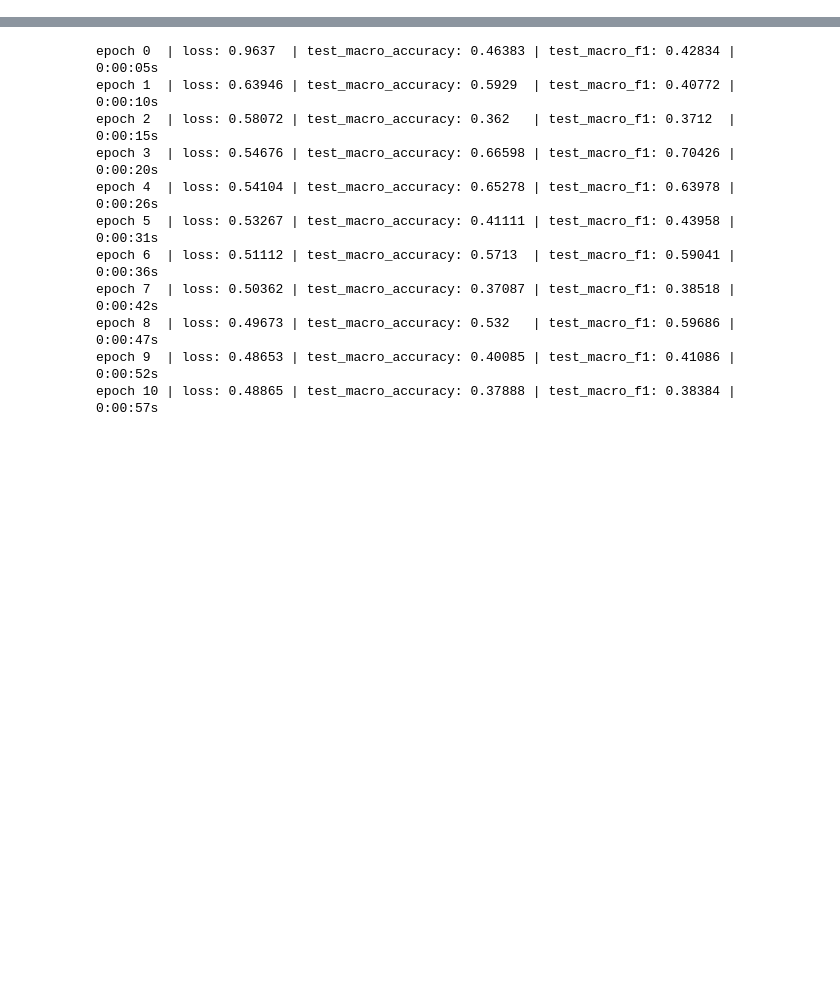
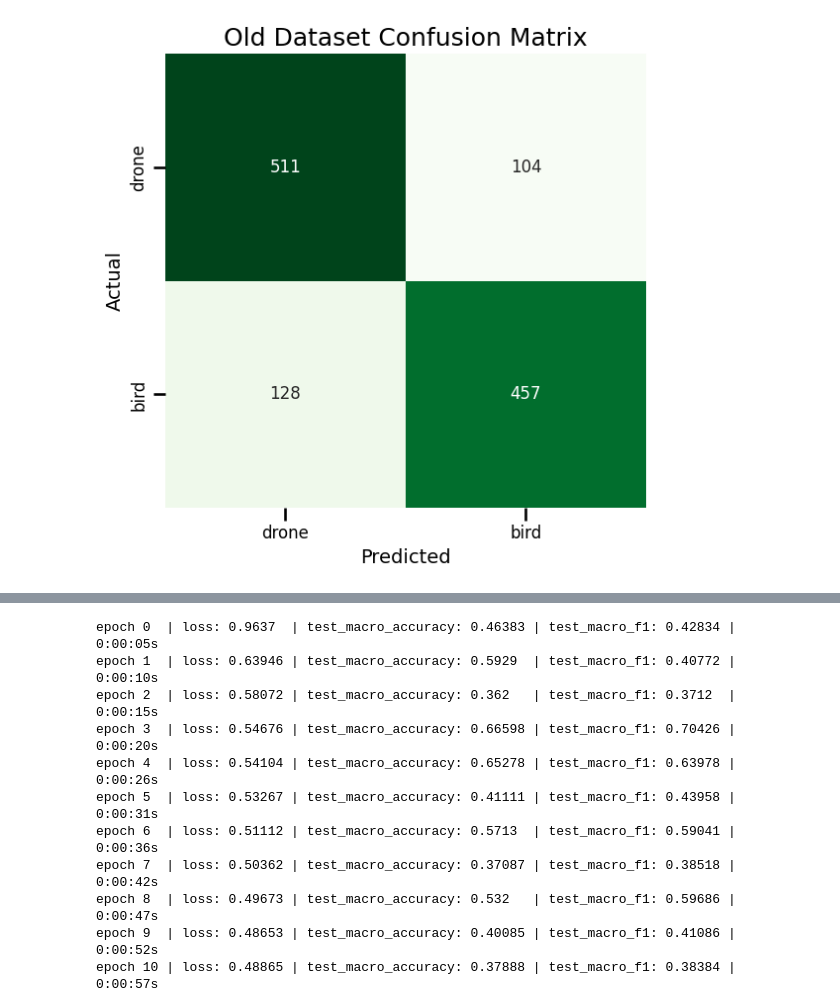
Before and after one commit to ballakrisz/HAML-DDoS, a Jupyter notebook: src/visualization/visualize_features_tmp.ipynb, the cells around one changed output, grey strips where cells are left out. Saved outputs shown, nothing was run; the diff lists cells and outputs as text; code cells hidden in the pictures; blank space fills up the shorter version.

```diff
--- a/src/visualization/visualize_features_tmp.ipynb
+++ b/src/visualization/visualize_features_tmp.ipynb
@@ -22,0 +54,91 @@ from sklearn.preprocessing import MinMaxScaler
+# %%
+# Confusion matrices
+cm1 = np.array([[511, 104],
+                [128, 457]])
+
+cm2 = np.array([[412, 63],
+                [79, 427]])
+
+def get_metrics(cm):
+    TN, FP = cm[0]
+    FN, TP = cm[1]
+    acc = (TP + TN) / cm.sum()
+    prec = TP / (TP + FP)
+    rec = TP / (TP + FN)
+    f1 = 2 * (prec * rec) / (prec + rec)
+    return acc, prec, rec, f1
+
+metrics1 = get_metrics(cm1)
+metrics2 = get_metrics(cm2)
+
+# Bar plot
+labels = ['Accuracy', 'Precision', 'Recall', 'F1 Score']
+x = np.arange(len(labels))
+width = 0.35
+
+class_labels = ['drone', 'bird']
+
+def truncate_colormap(cmap, minval=0.2, maxval=0.8, n=100):
+    """Crop the colormap between `minval` and `maxval`."""
+    new_cmap = mcolors.LinearSegmentedColormap.from_list(
+        f'trunc({cmap.name},{minval:.2f},{maxval:.2f})',
+        cmap(np.linspace(minval, maxval, n))
+    )
+    return new_cmap
+
+cropped_oranges = truncate_colormap(cm.get_cmap('YlOrBr'), 0.0, 0.65)
+
+plt.figure(figsize=(6, 6))
+sns.heatmap(cm1, annot=True, fmt="d", cmap="Greens", cbar=False,
+            xticklabels=class_labels, yticklabels=class_labels,
+            annot_kws={"size": 12})  # bigger annotations
+plt.title("Old Dataset Confusion Matrix", fontsize=18)
+plt.xlabel("Predicted", fontsize=14)
+plt.ylabel("Actual", fontsize=14)
+plt.xticks(fontsize=12)
+plt.yticks(fontsize=12)
+plt.tight_layout()
+plt.savefig("confusion_matrix_old.png")
+plt.show()
+
+# ---- Confusion Matrix 2 ----
+plt.figure(figsize=(6, 6))
+sns.heatmap(cm2, annot=True, fmt="d", cmap=cropped_oranges, cbar=False,
+            xticklabels=class_labels, yticklabels=class_labels,
+            annot_kws={"size": 12})
+plt.title("New Dataset Confusion Matrix", fontsize=18)
+plt.xlabel("Predicted", fontsize=14)
+plt.ylabel("Actual", fontsize=14)
+plt.xticks(fontsize=12)
+plt.yticks(fontsize=12)
+plt.tight_layout()
+plt.savefig("confusion_matrix_new.png")
+plt.show()
+
+# ---- Bar Plot ----
+plt.figure(figsize=(14, 7))
+bar1 = plt.bar(x - width/2, metrics1, width, label='Old dataset', color='seagreen')
+bar2 = plt.bar(x + width/2, metrics2, width, label='New dataset', color='darkorange')
+
+plt.ylabel('Score', fontsize=14)
+plt.title('Comparison of the Classification Performance', fontsize=18)
+plt.xticks(x, labels, fontsize=12)
+plt.yticks(fontsize=12)
+plt.ylim(0, 1.1)
+plt.legend(fontsize=12)
+
+for bars in [bar1, bar2]:
+    for bar in bars:
+        height = bar.get_height()
+        plt.annotate(f'{height:.2f}',
+                     xy=(bar.get_x() + bar.get_width() / 2, height),
+                     xytext=(0, 3),
+                     textcoords="offset points",
+                     ha='center', va='bottom',
+                     fontsize=12)
+
+plt.tight_layout()
+plt.savefig("classification_metrics_barplot.png")
+plt.show()
+# %% [output]
+[figure, added]
```
Also changed, not shown: parts of 7 cells of this notebook, 18 other files.
